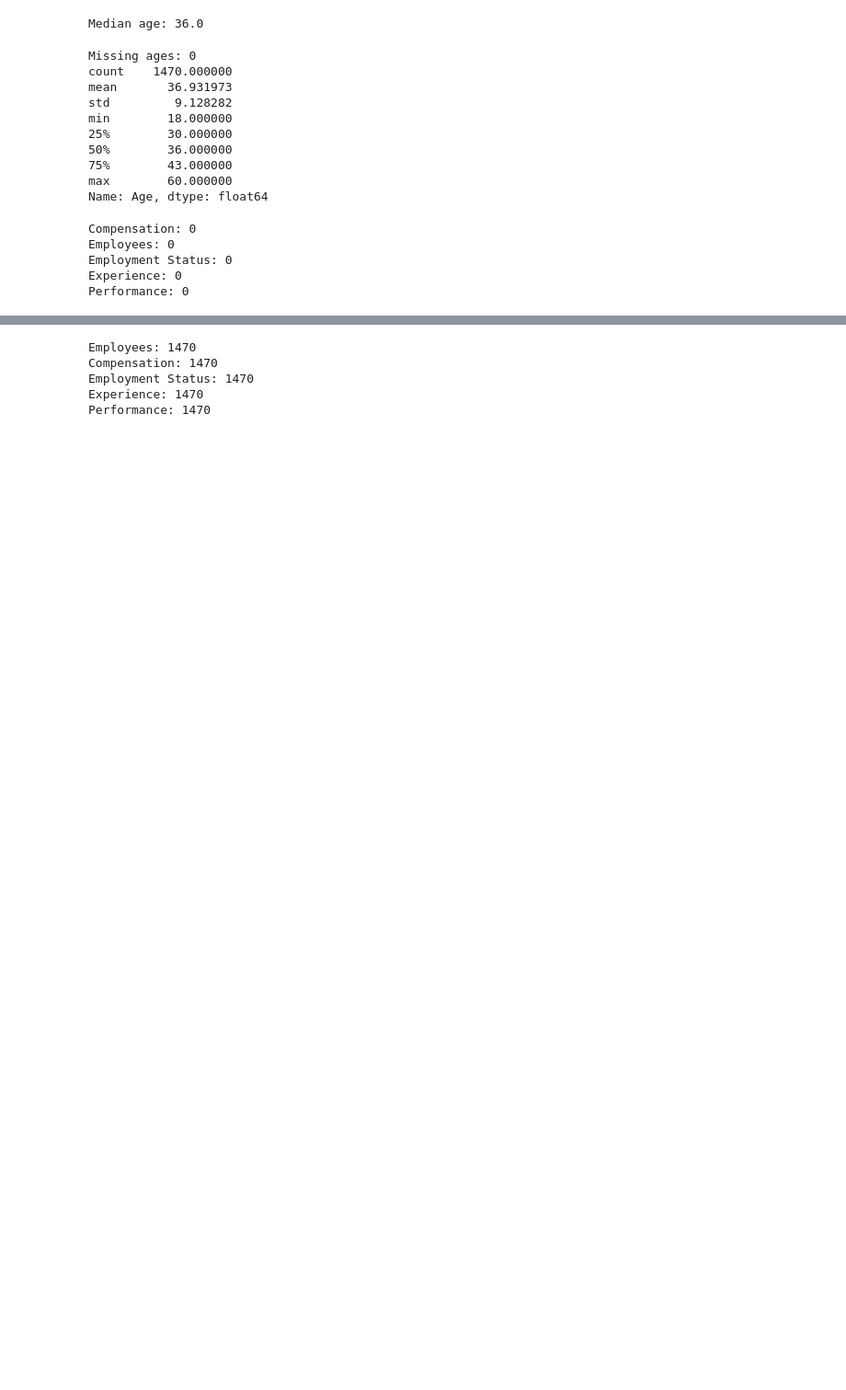
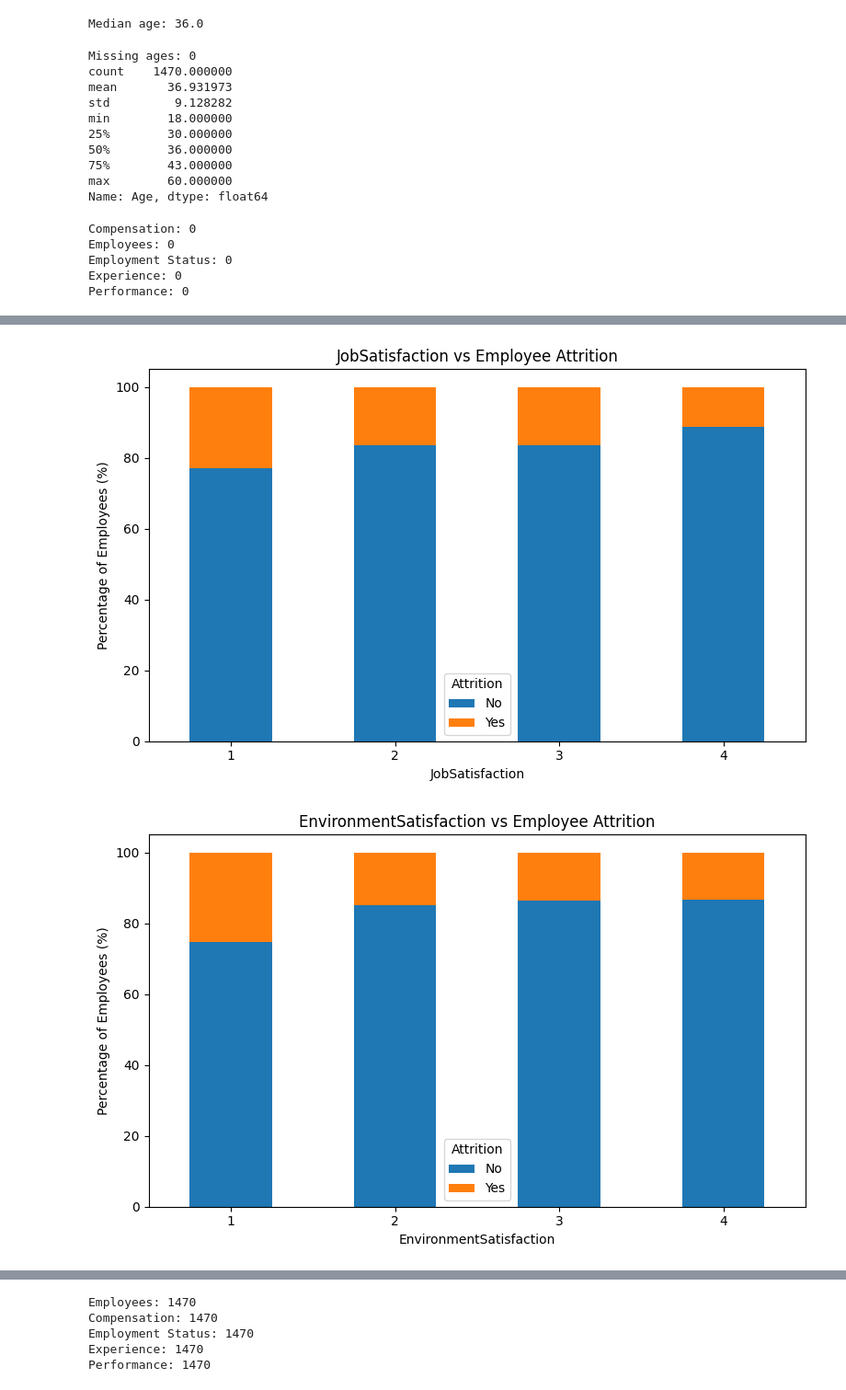
Before and after one commit to GJebres/LHUBCapstoneProject, a Jupyter notebook: CapstoneHRAnalytics.ipynb, the cells around one changed output, grey strips where cells are left out. Shown at 92% size. Drawn from its saved outputs; the diff is of its cells as text; code cells hidden in the pictures; blank space fills up the shorter version.

```diff
--- a/CapstoneHRAnalytics.ipynb
+++ b/CapstoneHRAnalytics.ipynb
@@ -519,0 +555,40 @@ OVERTIME
+# %%
+import matplotlib.pyplot as plt
+import seaborn as sns
+
+ro4_columns = [
+    "JobSatisfaction",
+    "EnvironmentSatisfaction",
+    "WorkLifeBalance",
+    "Attrition"
+]
+
+# Compare satisfaction levels with attrition
+for column in [
+    "JobSatisfaction",
+    "EnvironmentSatisfaction",
+    "WorkLifeBalance"
+]:
+
+    summary = pd.crosstab(
+        hr_data[column],
+        hr_data["Attrition"],
+        normalize="index"
+    ) * 100
+
+    summary.plot(
+        kind="bar",
+        stacked=True,
+        figsize=(8, 5)
+    )
+
+    plt.title(f"{column} vs Employee Attrition")
+    plt.xlabel(column)
+    plt.ylabel("Percentage of Employees (%)")
+    plt.legend(title="Attrition")
+    plt.xticks(rotation=0)
+    plt.tight_layout()
+    plt.show()
+# %% [output]
+[figure, added]
+[figure, added]
```
Also changed, not shown: parts of 94 cells of this notebook.
